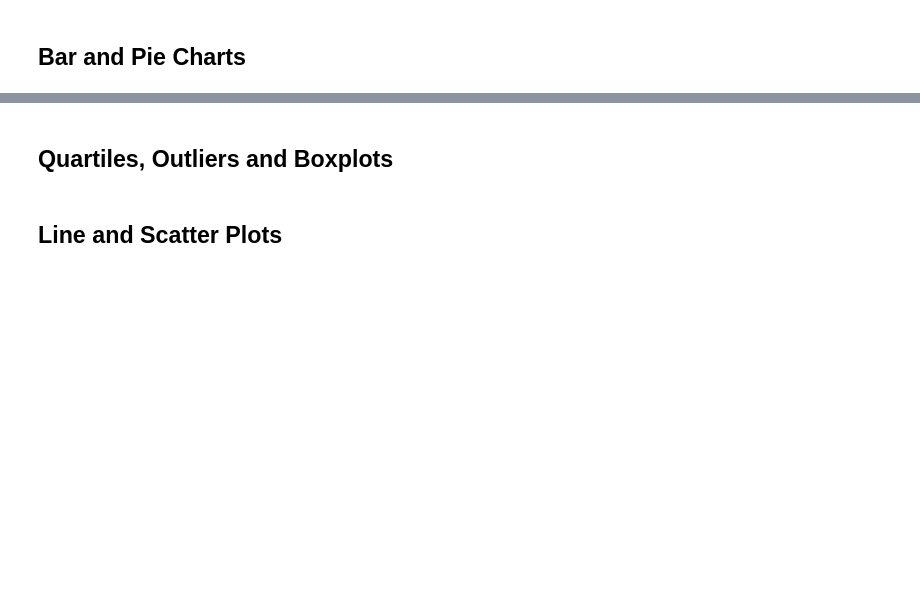
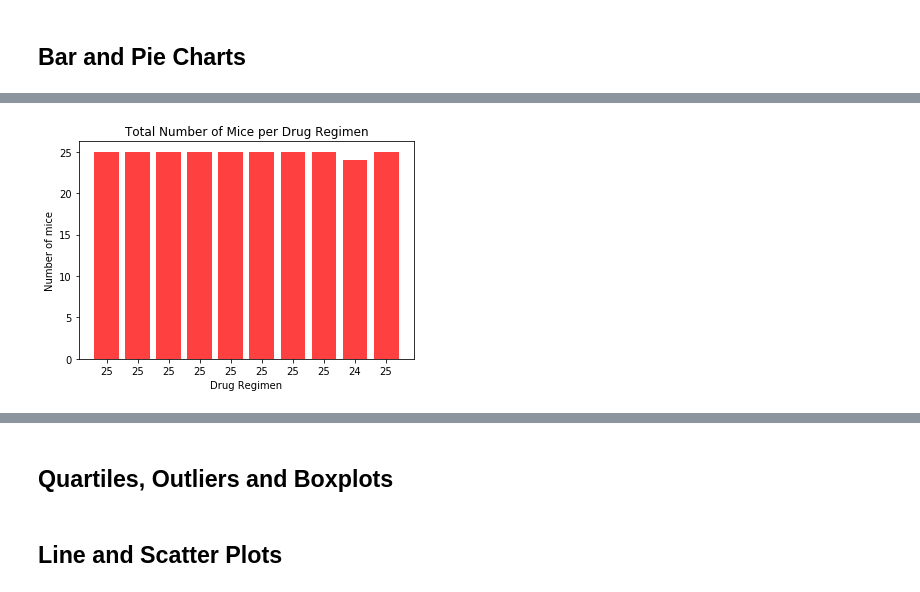
Before and after one commit to anishjv20/Matplotlib-challenge, a Jupyter notebook: Pymaceuticals/pymaceuticals.ipynb, the cells around one changed output, grey strips where cells are left out. Drawn from its saved outputs; the diff is of its cells as text; code cells hidden in the pictures; blank space fills up the shorter version.

```diff
--- a/Pymaceuticals/pymaceuticals.ipynb
+++ b/Pymaceuticals/pymaceuticals.ipynb
@@ -127,2 +130,11 @@ AttributeError: 'Series' object has no attribute 'bar'
 # %%
 # Generate a bar plot showing the total number of mice for each treatment throughout the course of the study using pyplot.
+x_axis = np.arange(len(mice_pd))
+plt.xticks(x_axis,mice_pd)
+plt.bar(x_axis,mice_pd,color='r',align='center',alpha=0.75)
+plt.xlabel('Drug Regimen')
+plt.ylabel('Number of mice')
+plt.title('Total Number of Mice per Drug Regimen')
+plt.show()
+# %% [output]
+[figure, added]
```
Also changed, not shown: parts of 6 cells of this notebook.
